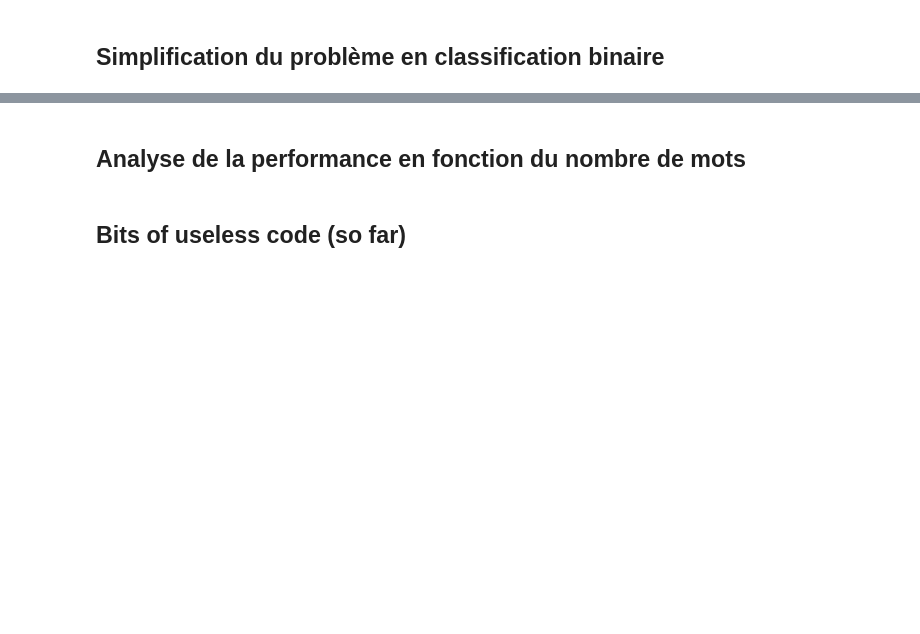
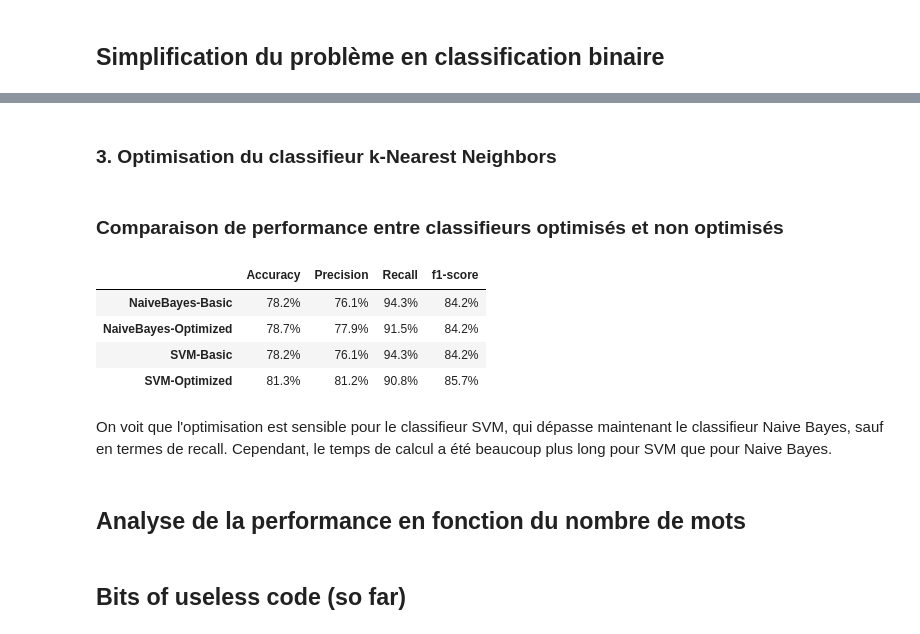
Before and after one commit to alexcombessie/ENSAE_Amazon-Review-Prediction, a Jupyter notebook: Projet Python - Amazon review data.ipynb, the cells around one changed output, grey strips where cells are left out. Cells and saved outputs as stored; diff of their text form; code cells hidden in the pictures; blank space fills up the shorter version.

```diff
--- a/Projet Python - Amazon review data.ipynb
+++ b/Projet Python - Amazon review data.ipynb
@@ -686,0 +828,5 @@ Matrice de confusion du classifieur SVM
+# %%
+from sklearn import grid_search
+parameters_NB = {'alpha':list(np.linspace(0.001,10,50))}
+clf1=grid_search.GridSearchCV(MultinomialNB(), parameters_NB)
+clf1.fit(X_train_allfeatures, y_train_bin)
@@ -686,0 +840,2 @@ Matrice de confusion du classifieur SVM
+# %%
+predicted_bin_NaiveBayes_optim_allfeatures = clf1.predict(X_test_allfeatures)
@@ -686,0 +844,7 @@ Matrice de confusion du classifieur SVM
+# %%
+parameters_SVM = {'alpha':list(np.linspace(0.000001,0.001,50)),
+                  'loss':["modified_huber","log"],
+                  'penalty': ["l2", "l1","elasticnet"],
+                 }
+clf2=grid_search.GridSearchCV(SGDClassifier(), parameters_SVM)
+clf2.fit(X_train_allfeatures, y_train_bin)
@@ -686,0 +862,4 @@ Matrice de confusion du classifieur SVM
+# %%
+predicted_bin_SVM_optim_allfeatures = clf2.predict(X_test_allfeatures)
+# %% [markdown]
+### 3. Optimisation du classifieur k-Nearest Neighbors
@@ -687,3 +868,32 @@ Matrice de confusion du classifieur SVM
+# %% [markdown]
+### Comparaison de performance entre classifieurs optimisés et non optimisés
+# %%
+index_clf=["NaiveBayes-Basic","NaiveBayes-Optimized","SVM-Basic","SVM-Optimized"]
+predicted_clf=[predicted_bin_NaiveBayes_allfeatures, predicted_bin_NaiveBayes_optim_allfeatures,
+               predicted_bin_SVM_allfeatures, predicted_bin_SVM_optim_allfeatures]
+def percent_round1(x):
+    return(str((x*100).round(1))+"%")
+Accuracy_clf=[percent_round1(np.mean(x==y_test_bin)) for x in predicted_clf]
+Report_clf=[sklearn.metrics.precision_recall_fscore_support(y_test_bin, x) for x in predicted_clf]
+Precision_clf=[percent_round1(x[0][1]) for x in Report_clf]
+Recall_clf=[percent_round1(x[1][1]) for x in Report_clf]
+f1score_clf=[percent_round1(x[2][1]) for x in Report_clf]
+
+dic_clf = {'Accuracy' : pd.Series(Accuracy_clf, index=index_clf),
+     'Precision' : pd.Series(Precision_clf, index=index_clf),
+     'Recall' : pd.Series(Recall_clf, index=index_clf),
+     'f1-score': pd.Series(f1score_clf, index=index_clf),
+    }
+df_clf=pd.DataFrame(dic_clf)
+df_clf
+# %% [output]
+|  | Accuracy | Precision | Recall | f1-score |
+| NaiveBayes-Basic | 78.2% | 76.1% | 94.3% | 84.2% |
+| NaiveBayes-Optimized | 78.7% | 77.9% | 91.5% | 84.2% |
+| SVM-Basic | 78.2% | 76.1% | 94.3% | 84.2% |
+| SVM-Optimized | 81.3% | 81.2% | 90.8% | 85.7% |
+# %% [markdown]
+On voit que l'optimisation est sensible pour le classifieur SVM, qui dépasse maintenant le classifieur Naive Bayes, sauf en termes de recall. Cependant, le temps de calcul a été beaucoup plus long pour SVM que pour Naive Bayes.
 # %% [markdown]
 ## Analyse de la performance en fonction du nombre de mots
 # %%
```
Also changed, not shown: parts of 59 cells of this notebook.
